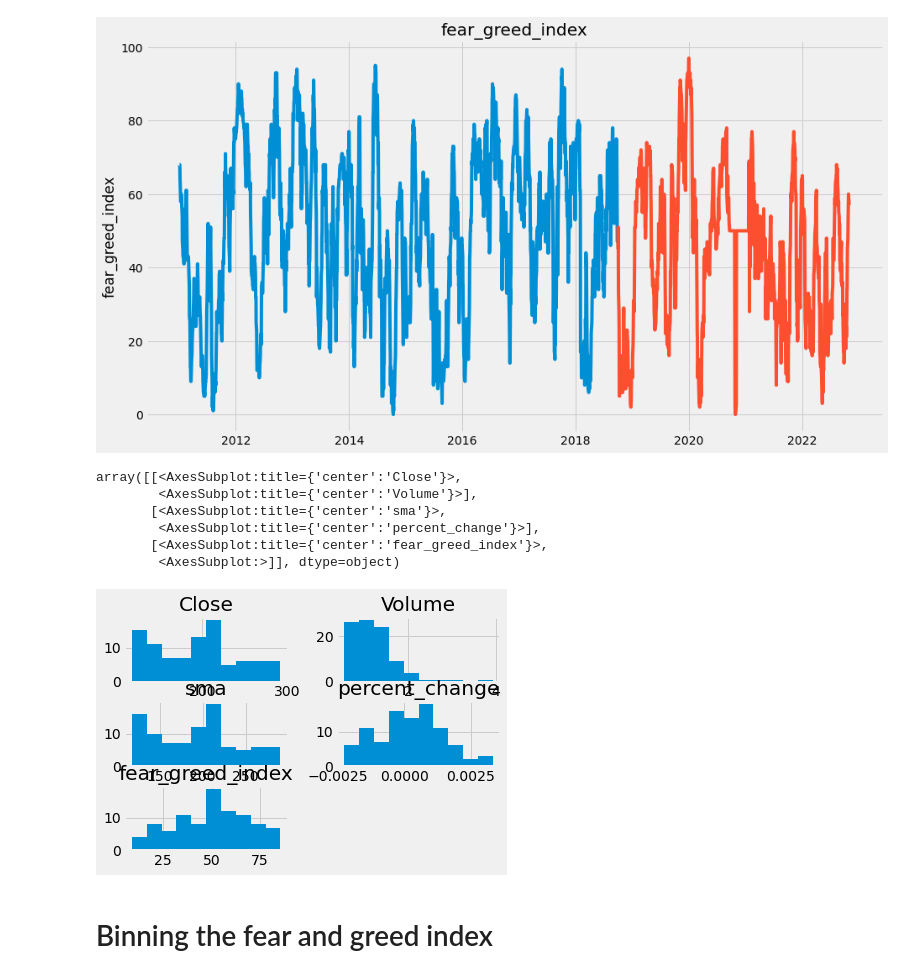
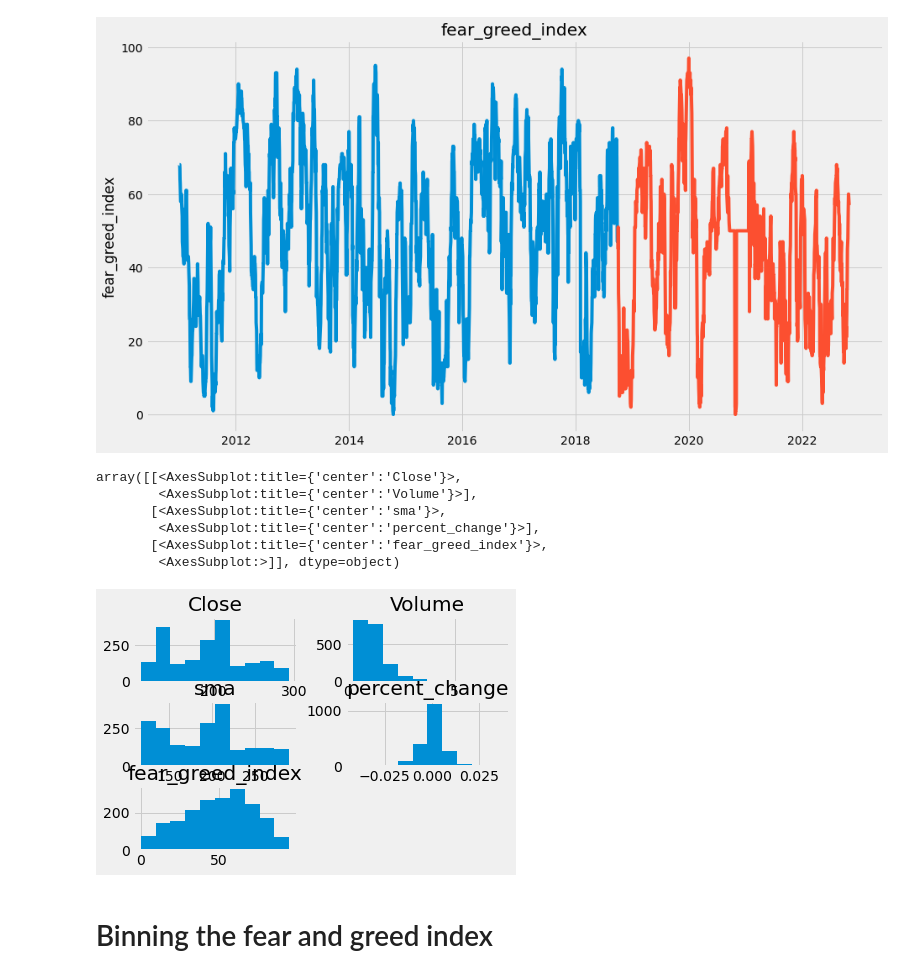
Before and after one commit to lincolnmuriithi11/Predicting_Equity_Prices, a Jupyter notebook: stock_predictor_SPY_Fear_Greed_Index.ipynb, the cells around one changed output. Drawn from its saved outputs; the diff is of its cells as text; code cells hidden in the pictures.

Commit message:
visualization

```diff
--- a/stock_predictor_SPY_Fear_Greed_Index.ipynb
+++ b/stock_predictor_SPY_Fear_Greed_Index.ipynb
@@ -131,14 +131,14 @@ for col in train.columns:
 [figure]
 [figure]
 # %%
-train_monthly.hist()
+train.hist()
 # %% [output]
 array([[<AxesSubplot:title={'center':'Close'}>,
         <AxesSubplot:title={'center':'Volume'}>],
        [<AxesSubplot:title={'center':'sma'}>,
         <AxesSubplot:title={'center':'percent_change'}>],
        [<AxesSubplot:title={'center':'fear_greed_index'}>,
         <AxesSubplot:>]], dtype=object)
-[figure, old version]
+[figure, new version]
 # %% [markdown]
 # Binning the fear and greed index
```
Also changed, not shown: parts of 11 cells of this notebook.
